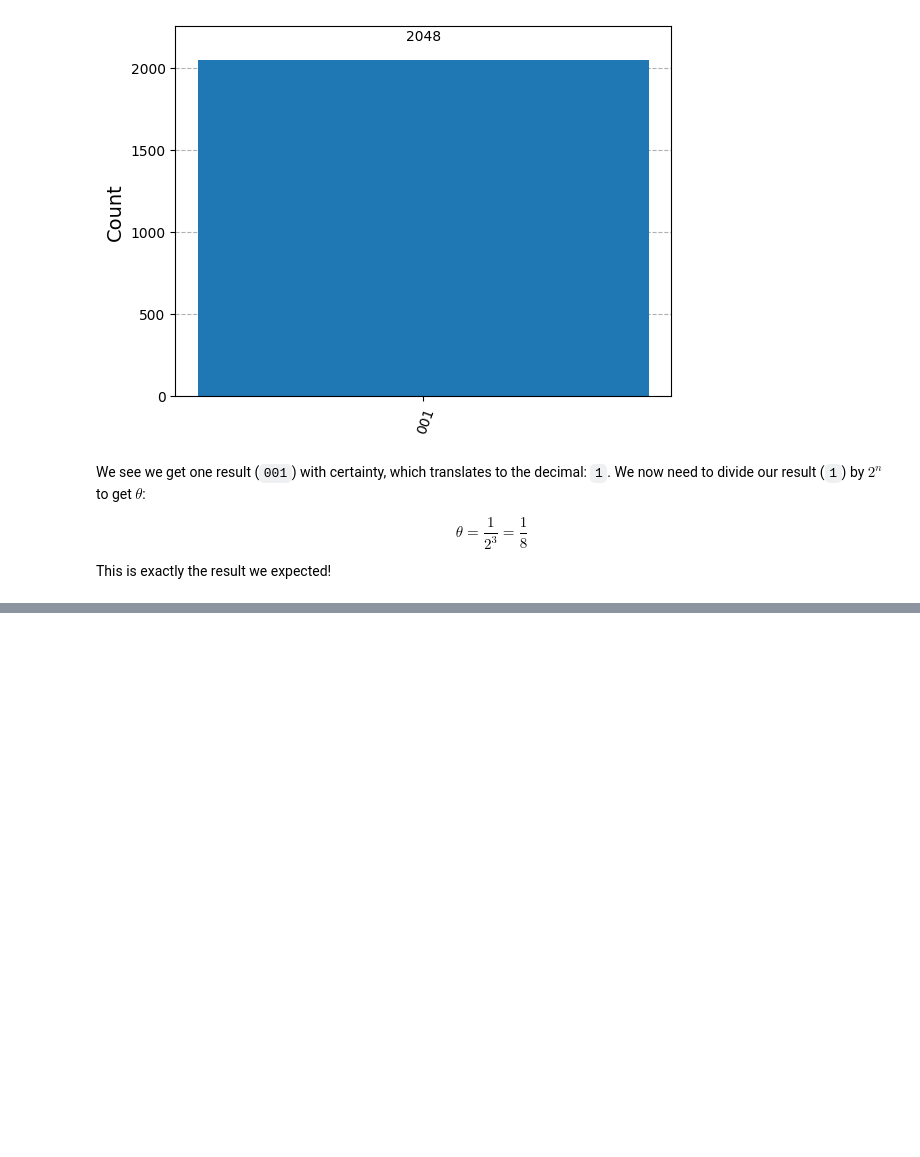
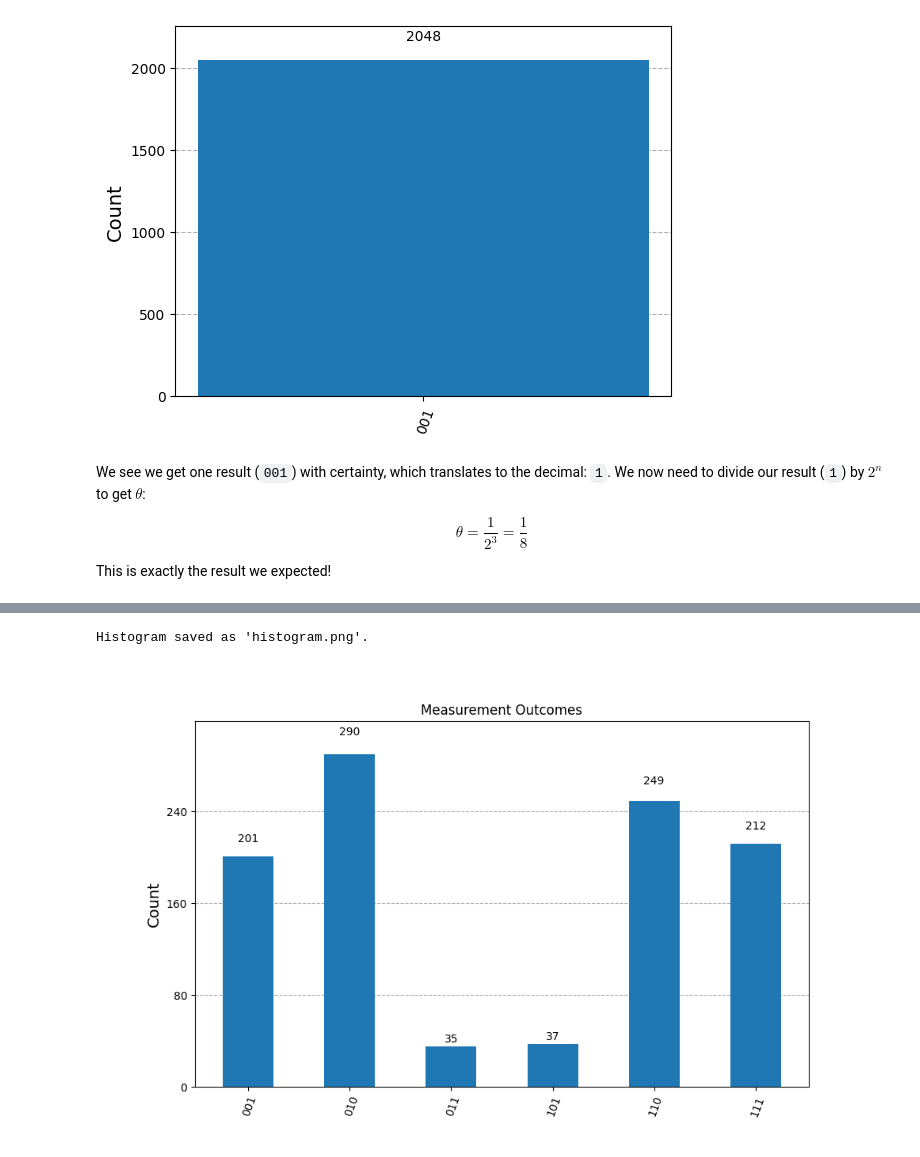
Before and after one commit to noelmt7/Quantum_Phase_Estimation, a Jupyter notebook: quantum-phase-estimation.ipynb, the cells around one changed output, grey strips where cells are left out. Saved outputs shown, nothing was run; the diff lists cells and outputs as text; code cells hidden in the pictures; blank space fills up the shorter version.

```diff
--- a/quantum-phase-estimation.ipynb
+++ b/quantum-phase-estimation.ipynb
@@ -420,0 +358,14 @@ Version Information
+# %%
+from qiskit.visualization import plot_histogram
+from IPython.display import Image, display
+
+# Save the histogram as an image
+histogram_path = "histogram.png"
+plot_histogram(counts, title="Measurement Outcomes", figsize=(10, 6)).savefig(histogram_path)
+
+# Display the saved image
+print("Histogram saved as 'histogram.png'.")
+display(Image(filename=histogram_path))
+# %% [output]
+Histogram saved as 'histogram.png'.
+[figure, added]
```
Also changed, not shown: parts of 26 cells of this notebook, 2 other files.
